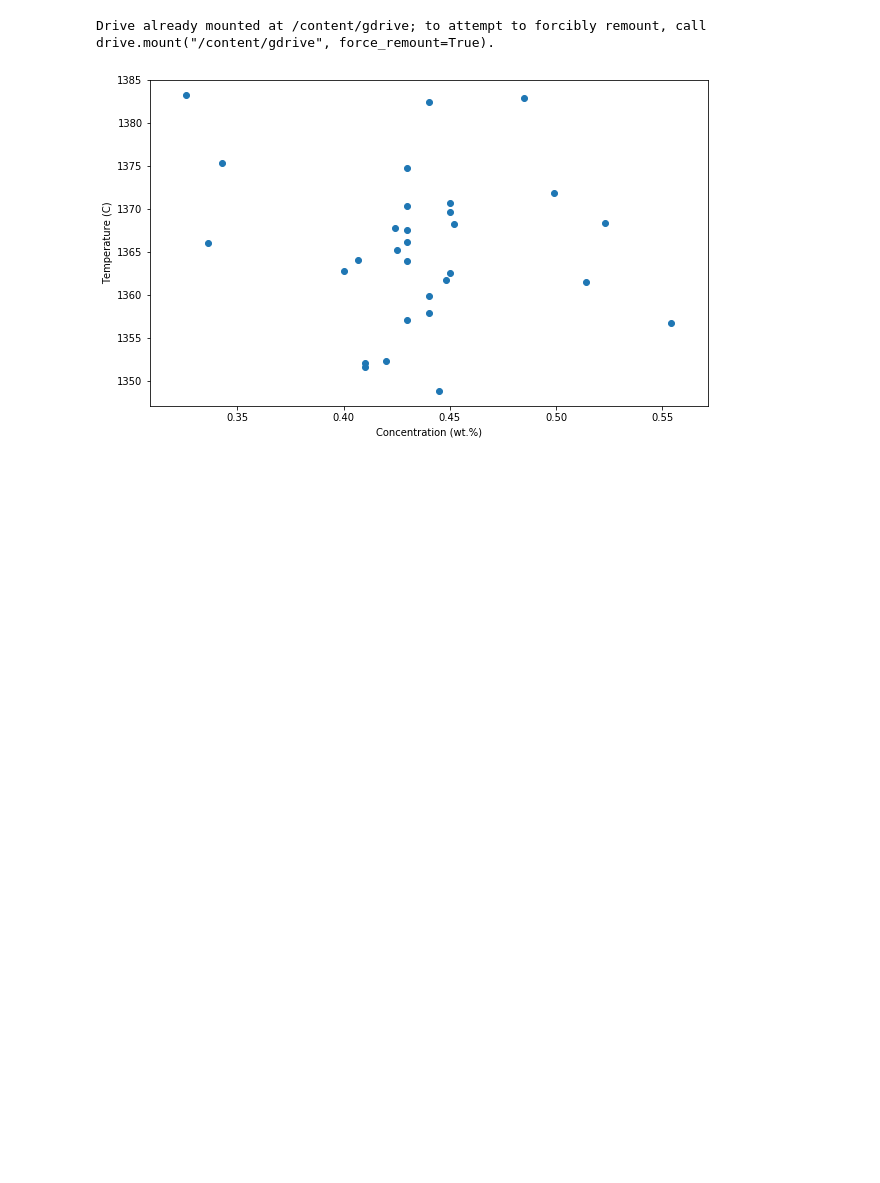
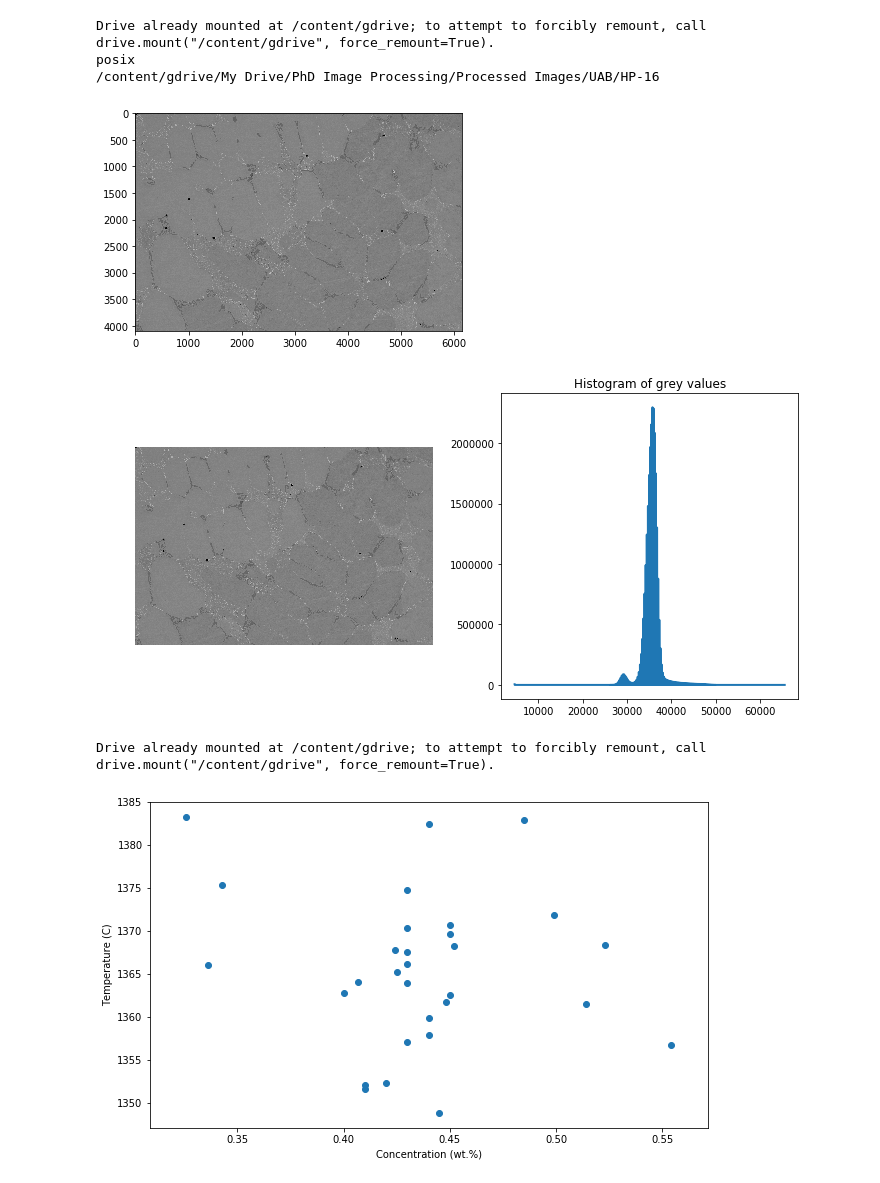
Before and after one commit to smo216/Machine-Learning-Project, a Jupyter notebook: Machine_Learning_Final_Project_Image_Analysis.ipynb, the cells around one changed output. Cells and saved outputs as stored; diff of their text form; code cells hidden in the pictures; blank space fills up the shorter version.

Commit message:
Load, crop, histogram

```diff
--- a/Machine_Learning_Final_Project_Image_Analysis.ipynb
+++ b/Machine_Learning_Final_Project_Image_Analysis.ipynb
@@ -3,20 +3,50 @@
 # %%
 ## For Image portion
 from google.colab import drive
 drive.mount('/content/gdrive')
 from PIL import Image
+from pylab import *
 # importing os module
 import os
+from skimage import io
+import matplotlib.pyplot as plt
+import numpy as np
+
+from skimage.util import img_as_ubyte
+from skimage import data
+from skimage.exposure import histogram
 
 print(os.name)
 print(os.getcwd())
 
 os.chdir("//content//gdrive//My Drive//PhD Image Processing//Processed Images//UAB//HP-16")
 
 
 filename='HP-16_0.tif'
-im = Image.open(filename)
-im.show()
+im=io.imread(filename)
+cropim=im[0:4095,0:6143]#.crop(0,0,6143,4095)
+#im = array(Image.open(filename))
+#plt.imshow(im, cmap=plt.cm.gray)
+plt.imshow(cropim, cmap=plt.cm.gray)
+
+#noisy_image = img_as_ubyte(data.camera())
+hist, hist_centers = histogram(cropim)
+
+fig, ax = plt.subplots(ncols=2, figsize=(10, 5))
+
+ax[0].imshow(cropim, cmap=plt.cm.gray)
+ax[0].axis('off')
+
+ax[1].plot(hist_centers, hist, lw=2)
+ax[1].set_title('Histogram of grey values')
+
+plt.tight_layout()
+# %% [output]
+Drive already mounted at /content/gdrive; to attempt to forcibly remount, call drive.mount("/content/gdrive", force_remount=True).
+posix
+/content/gdrive/My Drive/PhD Image Processing/Processed Images/UAB/HP-16
+[figure, added]
+[figure, added]
 # %%
 from google.colab import drive
 drive.mount('/content/gdrive')
```
